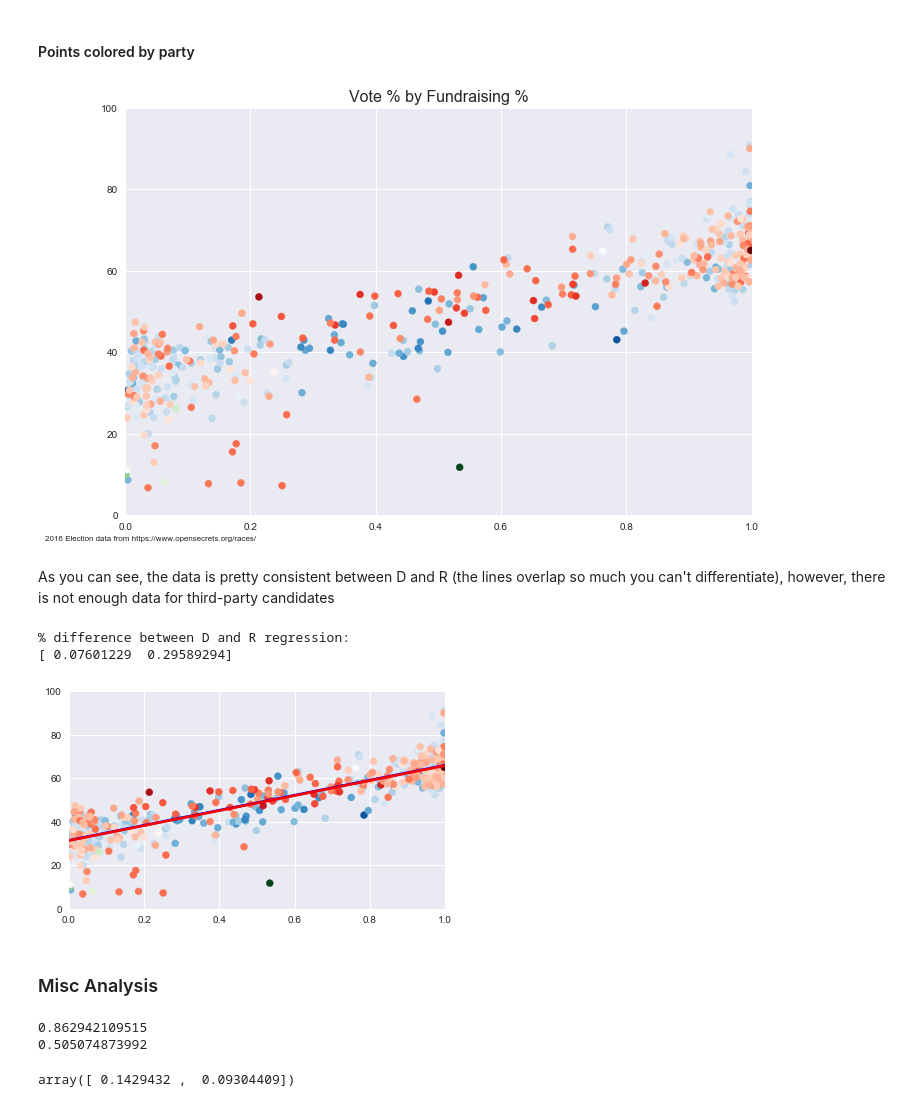
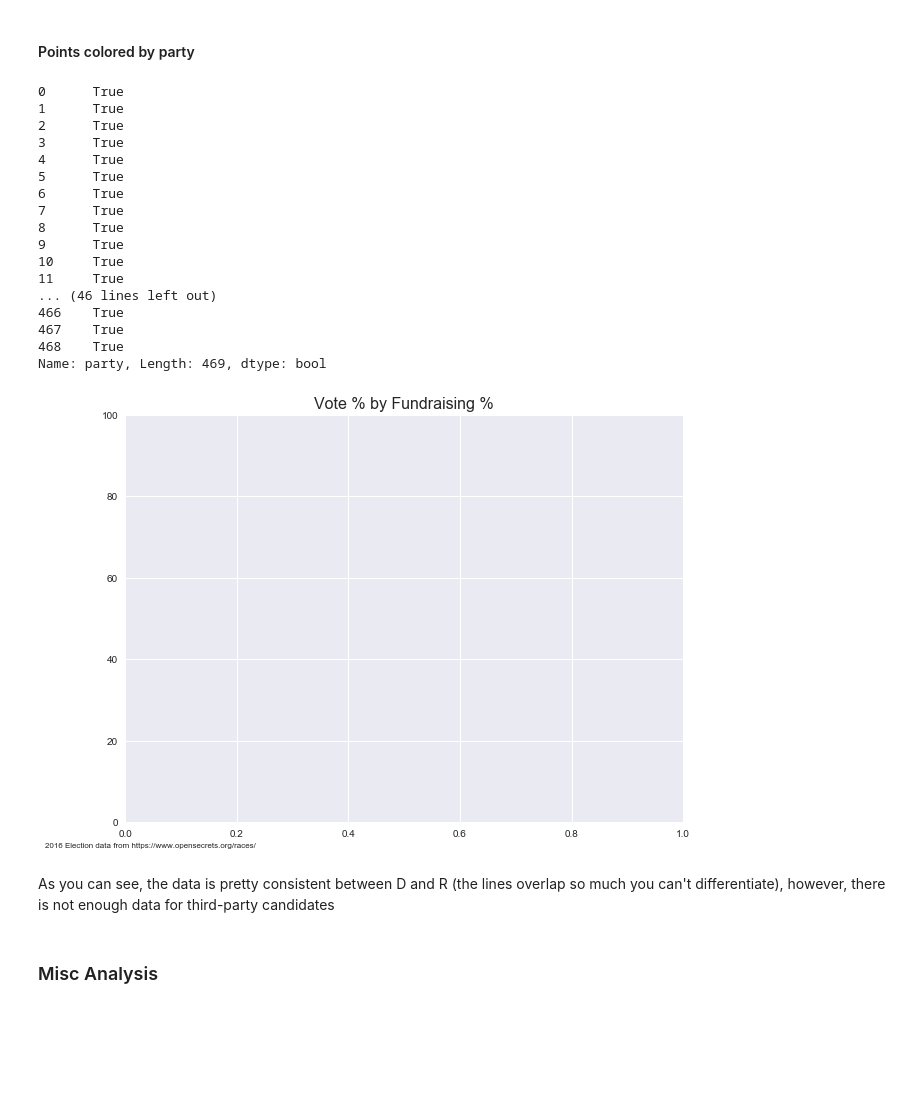
Before and after one commit to PoliticalComputerScience/CampaignFinance, a Jupyter notebook: Congressional Analysis/congressional_analysis.ipynb, the cells around one changed output. Cells and saved outputs as stored; diff of their text form; code cells hidden in the pictures; blank space fills up the shorter version.

```diff
--- a/Congressional Analysis/congressional_analysis.ipynb
+++ b/Congressional Analysis/congressional_analysis.ipynb
@@ -146,0 +9,5 @@ plt.scatter(x, y)
+# %%
+candidate_data = pd.read_csv('candidates.csv', header = None)
+candidate_data.columns = ['candidate', 'year', 'district', 'raised', 'votes', 'party', 'district_raised']
+candidate_data['percent_raised'] = candidate_data['raised'] / candidate_data['district_raised']
+candidate_data.head()
@@ -148,11 +22,12 @@ plt.scatter(x, y)
 #### Clean Data
 # %%
 #remove rows without voting data
-d = np.delete(d, 3, 1).astype(float)
-
-d = d[d[:,1] != 0]
+cleaned_data = candidate_data[candidate_data.votes > 0.01]
+#d = d[d[:,1] != 0]
 
 #remove rows with highly imbalanced funding
-d = d[d[:,0] < .999]
-d = d[d[:,0] > .001]
-x, y, p, z = d[:,0], d[:,1], d[:,2], d[:,3]
+cleaned_data = cleaned_data[cleaned_data.percent_raised > 0.001]
+cleaned_data = cleaned_data[cleaned_data.percent_raised < 0.999]
+cleaned_data.reset_index(drop=True, inplace=True)
+#x, y, p, z = d[:,0], d[:,1], d[:,2], d[:,3]
+cleaned_data.head()
@@ -183,14 +65,14 @@ plt.figure(figsize=(10, 7.5))
 #plot linear regression
 plt.ylim(0, 100)
 plt.xlim(0, 1)
-sns.regplot(x, y, scatter = False, robust = False, n_boot = 100)
+sns.regplot(cleaned_data.percent_raised, cleaned_data.votes, scatter = False, robust = False, n_boot = 100)
 
-#color points by amount raised (darker = more)
+#shade points by amount raised (darker = more)
 #scale z to 1
-z1 = z / max(z)
-z2 = z1 ** .5
+totals = cleaned_data.district_raised / max(cleaned_data.district_raised)
+totals_curved = totals ** .33
 cmap = sns.cubehelix_palette(start = 2.4, rot = .2, as_cmap=True)
-plt.scatter(x, y, c=z2, s=50, cmap=cmap)
+plt.scatter(cleaned_data.percent_raised, cleaned_data.votes, c=totals_curved, s=50, cmap=cmap)
 
 #add text
 plt.title('Vote % by Fundraising %', fontsize=16)
@@ -204,28 +86,40 @@ plt.show()
 # %%
 plt.figure(figsize=(10, 7.5))
 #plt.annotate(fit[0][1], (0,0), (-80,-20), fontsize=8)
 #plot linear regression
 plt.ylim(0, 100)
 plt.xlim(0, 1)
-
-#color points by amount raised (darker = more)
-#scale z to 1
-z1 = z / max(z)
-#curve z to allow for more useful distribution
-z2 = z1 ** .33
-
-plt.scatter(x[p == 1.0], y[p == 1.0], c=z2[p == 1.0], s=50, cmap='Blues')
-plt.scatter(x[p == 0.0], y[p == 0.0], c=z2[p == 0.0], s=50, cmap='Reds')
-plt.scatter(x[p == 0.5], y[p == 0.5], c=z2[p == 0.5], s=50, cmap='Greens')
+p = cleaned_data.party
+print(p.astype(str) == p)
+plt.scatter(cleaned_data.percent_raised[p == 'D'], cleaned_data.votes[p == 'D'], c=totals_curved[p == 'D'], s=50, cmap='Blues')
+plt.scatter(cleaned_data.percent_raised[p == 0.0], cleaned_data.votes[p == 0.0], c=totals_curved[p == 0.0], s=50, cmap='Reds')
+plt.scatter(cleaned_data.percent_raised[p == 0.5], cleaned_data.votes[p == 0.5], c=totals_curved[p == 0.5], s=50, cmap='Greens')
 #plt.Axes.set_xlabel('xlabel')
 #plt.Axes.set_ylabel('ylabel')
 #add text
 plt.title('Vote % by Fundraising %', fontsize=16)
 plt.annotate('2016 Election data from https://www.opensecrets.org/races/', (0,0), (-80,-20), fontsize=8,
              xycoords='axes fraction', textcoords='offset points', va='top')
 plt.show()
 # %% [output]
+0      True
+1      True
+2      True
+3      True
+4      True
+5      True
+6      True
+7      True
+8      True
+9      True
+10     True
+11     True
+... (46 lines left out)
+466    True
+467    True
+468    True
+Name: party, Length: 469, dtype: bool
-[figure, old version]
+[figure, new version]
 # %%
 #fucntion to output difference between two polyfits
 def diff(d1, d2):
@@ -245,10 +139,6 @@ plt.scatter(x[p == 0.0], y[p == 0.0], c=z2[p == 0.0], s=50, cmap='Reds')
 plt.scatter(x[p == 0.5], y[p == 0.5], c=z2[p == 0.5], s=50, cmap='Greens')
 print('% difference between D and R regression: ')
 print(diff([x[p == 1.0], y[p == 1.0]], [x[p == 0.0], y[p == 0.0]])[0] * 100)
-# %% [output]
-% difference between D and R regression:
-[ 0.07601229  0.29589294]
-[figure, removed]
 # %% [markdown]
 ### Misc Analysis
 # %%
@@ -258,11 +148,7 @@ print(x.mean())
 low, high = 30, 70
 x_trim = [x[i] for i in range(len(x)) if low < y[i] < high]
 y_trim = [y[i] for i in range(len(y)) if low < y[i] < high]
-d, f_trim, f_full = diff([x_trim, y_trim], [x, y])
+d, f_trim, f_full = diff([x_trim, y_trim], [cleaned_data.percent_raised, y])
 d
-# %% [output]
-0.862942109515
-0.505074873992
-array([ 0.1429432 ,  0.09304409])
 # %%
 from scipy.stats import kendalltau
```
Also changed, not shown: parts of 20 cells of this notebook, 2 other files.
